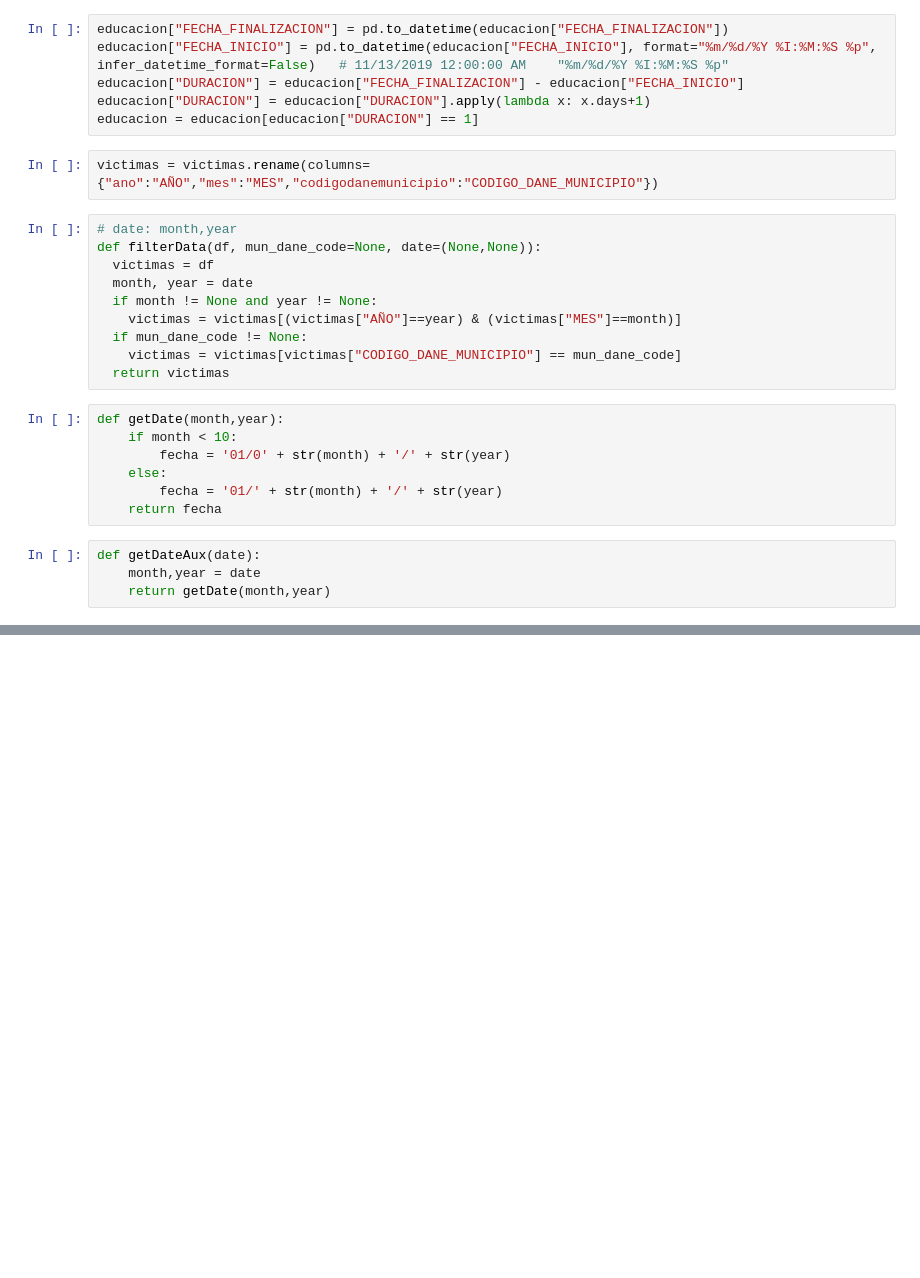
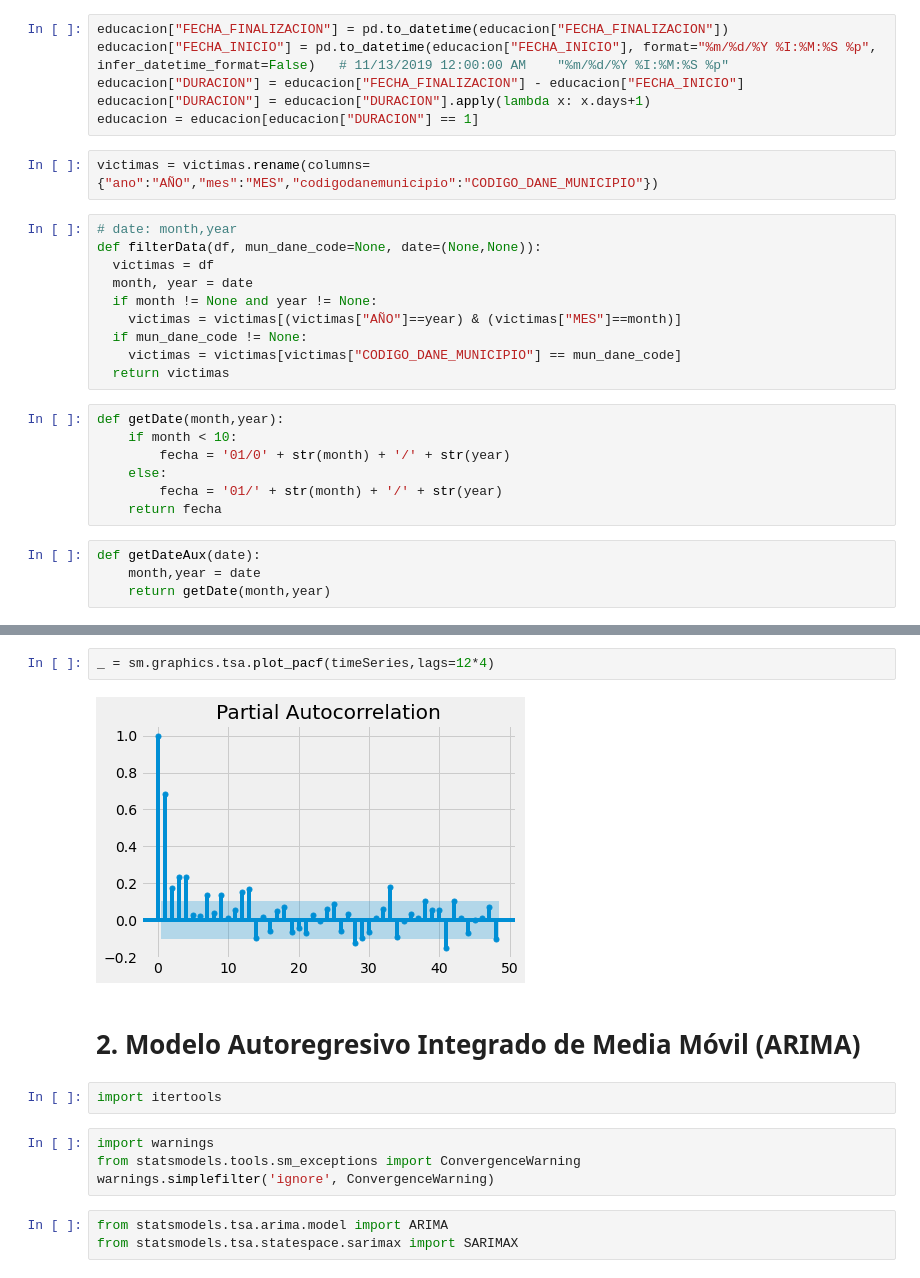
Before and after one commit to Meme-Science/DS-Project, a Jupyter notebook: EDA/EDA_MAP/PrediccionMAP ARIMA.ipynb, the cells around one changed output, grey strips where cells are left out. Drawn from its saved outputs; the diff is of its cells as text; blank space fills up the shorter version.

Commit message:
EDA - MinasAntipersonal - ARIMA + SARIMA

```diff
--- a/EDA/EDA_MAP/PrediccionMAP ARIMA.ipynb
+++ b/EDA/EDA_MAP/PrediccionMAP ARIMA.ipynb
@@ -86,0 +136,15 @@ autocorrelation_plot(timeSeries)
+# %%
+_ = sm.graphics.tsa.plot_pacf(timeSeries,lags=12*4)
+# %% [output]
+[figure, added]
+# %% [markdown]
+# 2. Modelo Autoregresivo Integrado de Media Móvil (ARIMA)
+# %%
+import itertools
+# %%
+import warnings
+from statsmodels.tools.sm_exceptions import ConvergenceWarning
+warnings.simplefilter('ignore', ConvergenceWarning)
+# %%
+from statsmodels.tsa.arima.model import ARIMA
+from statsmodels.tsa.statespace.sarimax import SARIMAX
```
Also changed, not shown: parts of 43 cells of this notebook, 1 other file.
